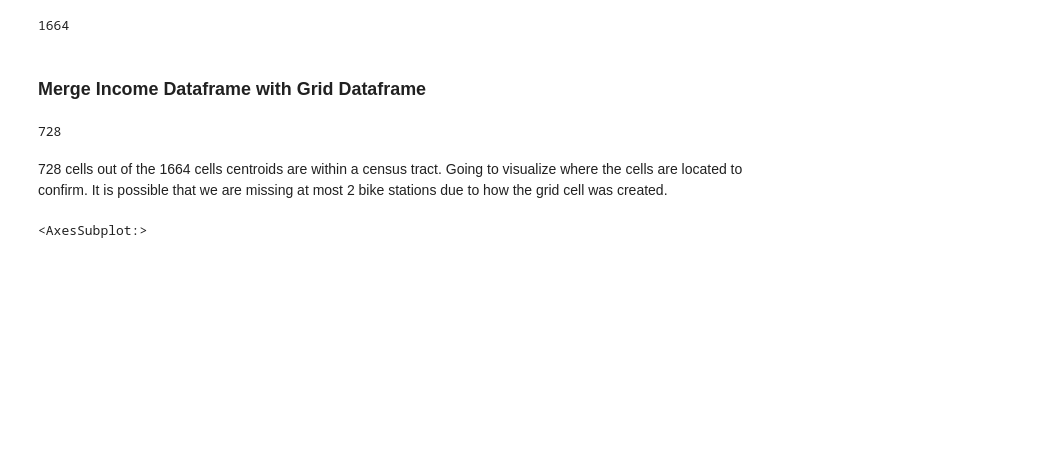
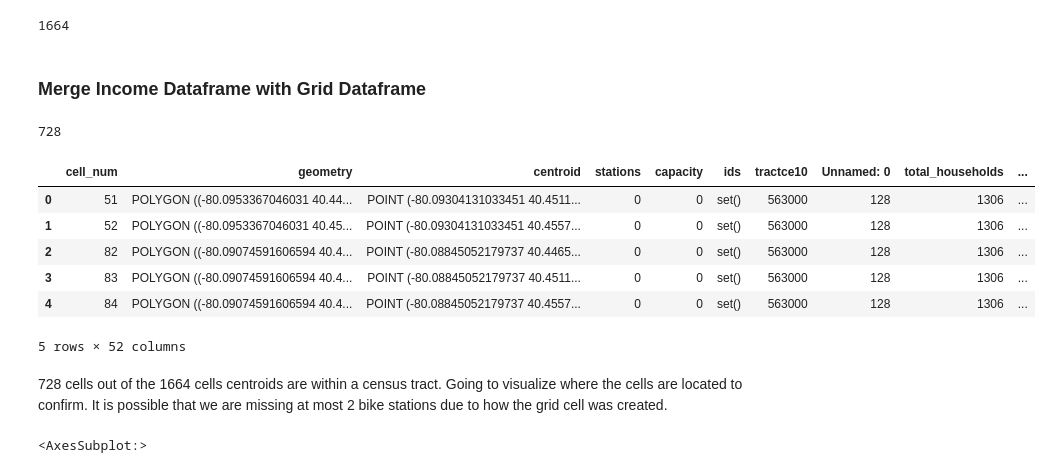
Before and after one commit to katelyn98/HealthyRide-Mapping, a Jupyter notebook: Notebooks/PGH ML DataSet.ipynb, the cells around one changed output. Cells and saved outputs as stored; diff of their text form; code cells hidden in the pictures; blank space fills up the shorter version.

```diff
--- a/Notebooks/PGH ML DataSet.ipynb
+++ b/Notebooks/PGH ML DataSet.ipynb
@@ -101,3 +110,13 @@ pgh_grid_income = pgh_grid.merge(income_df, on='tractce10')
 len(pgh_grid_income)
 # %% [output]
 728
+# %%
+pgh_grid_income.head(5)
+# %% [output]
+|  | cell_num | geometry | centroid | stations | capacity | ids | tractce10 | Unnamed: 0 | total_households | ... |
+| 0 | 51 | POLYGON ((-80.0953367046031 40.44... | POINT (-80.09304131033451 40.4511... | 0 | 0 | set() | 563000 | 128 | 1306 | ... |
+| 1 | 52 | POLYGON ((-80.0953367046031 40.45... | POINT (-80.09304131033451 40.4557... | 0 | 0 | set() | 563000 | 128 | 1306 | ... |
+| 2 | 82 | POLYGON ((-80.09074591606594 40.4... | POINT (-80.08845052179737 40.4465... | 0 | 0 | set() | 563000 | 128 | 1306 | ... |
+| 3 | 83 | POLYGON ((-80.09074591606594 40.4... | POINT (-80.08845052179737 40.4511... | 0 | 0 | set() | 563000 | 128 | 1306 | ... |
+| 4 | 84 | POLYGON ((-80.09074591606594 40.4... | POINT (-80.08845052179737 40.4557... | 0 | 0 | set() | 563000 | 128 | 1306 | ... |
+5 rows × 52 columns
```
Also changed, not shown: parts of 10 cells of this notebook, 6 other files.
